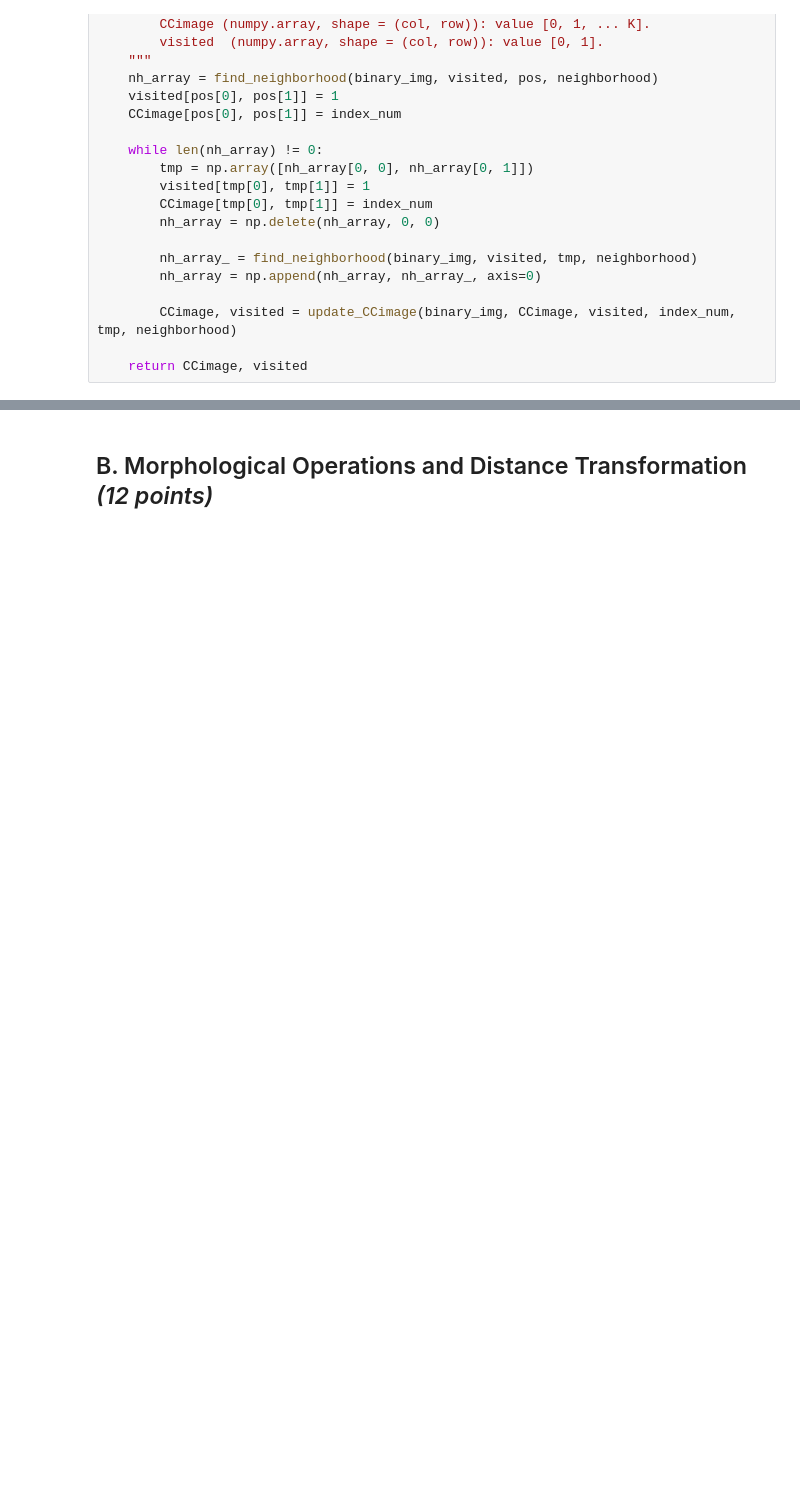
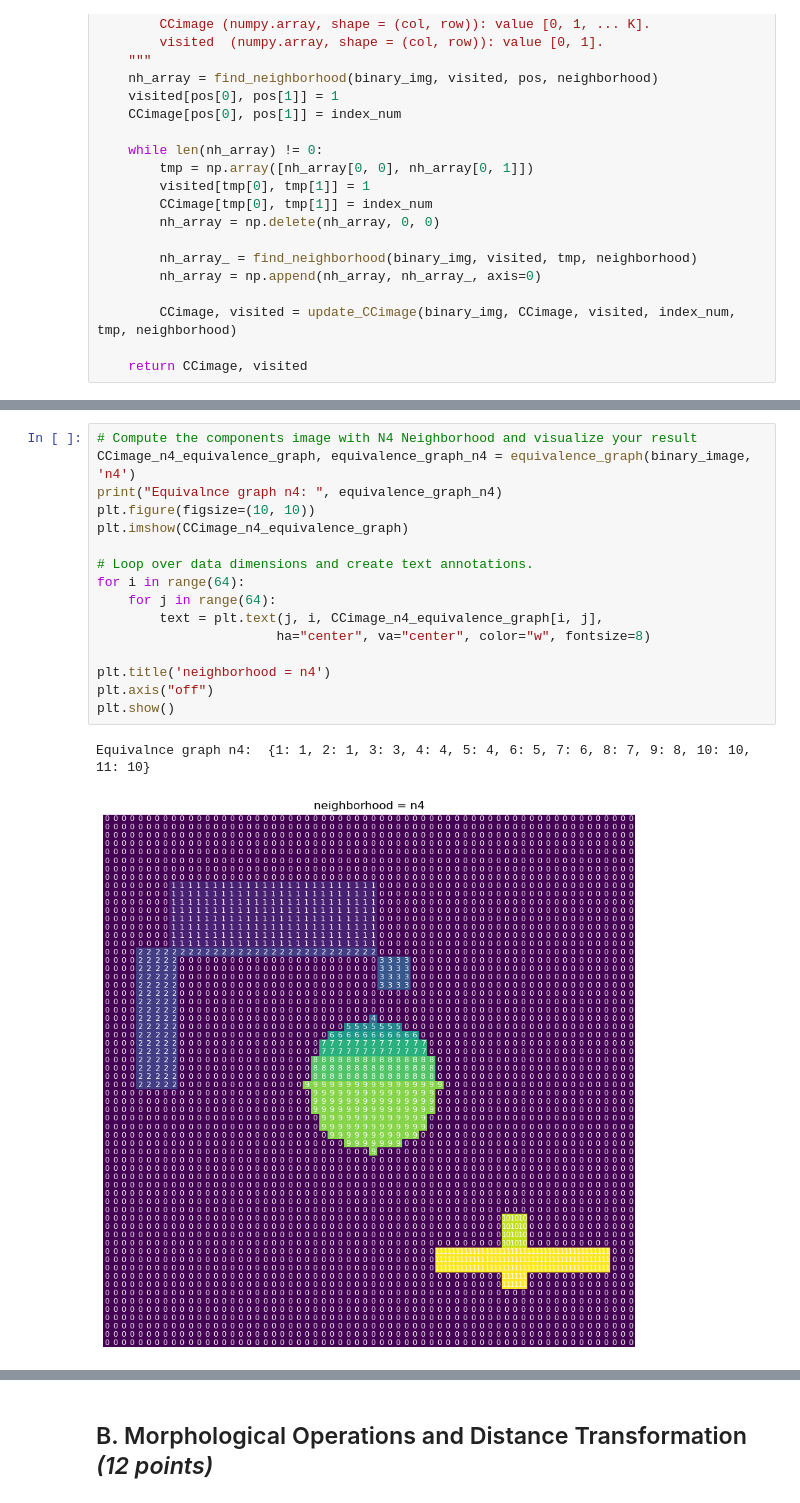
Before and after one commit to seungho1010/learn_photogrammetry, a Jupyter notebook: photogrammetry 1/pho1_4_binary_images/ex-04-lastename1-lastname2.ipynb, the cells around one changed output, grey strips where cells are left out. Cells and saved outputs as stored; diff of their text form; blank space fills up the shorter version.

```diff
--- a/photogrammetry 1/pho1_4_binary_images/ex-04-lastename1-lastname2.ipynb
+++ b/photogrammetry 1/pho1_4_binary_images/ex-04-lastename1-lastname2.ipynb
@@ -471,0 +329,19 @@ for i in range(e_CCimage_n4.shape[0]):
+# %%
+# Compute the components image with N4 Neighborhood and visualize your result
+CCimage_n4_equivalence_graph, equivalence_graph_n4 = equivalence_graph(binary_image, 'n4')
+print("Equivalnce graph n4: ", equivalence_graph_n4)
+plt.figure(figsize=(10, 10))
+plt.imshow(CCimage_n4_equivalence_graph)
+
+# Loop over data dimensions and create text annotations.
+for i in range(64):
+    for j in range(64):
+        text = plt.text(j, i, CCimage_n4_equivalence_graph[i, j],
+                       ha="center", va="center", color="w", fontsize=8)
+
+plt.title('neighborhood = n4')
+plt.axis("off")
+plt.show()
+# %% [output]
+Equivalnce graph n4:  {1: 1, 2: 1, 3: 3, 4: 4, 5: 4, 6: 5, 7: 6, 8: 7, 9: 8, 10: 10, 11: 10}
+[figure, added]
```
Also changed, not shown: parts of 17 cells of this notebook, 2 other files.
